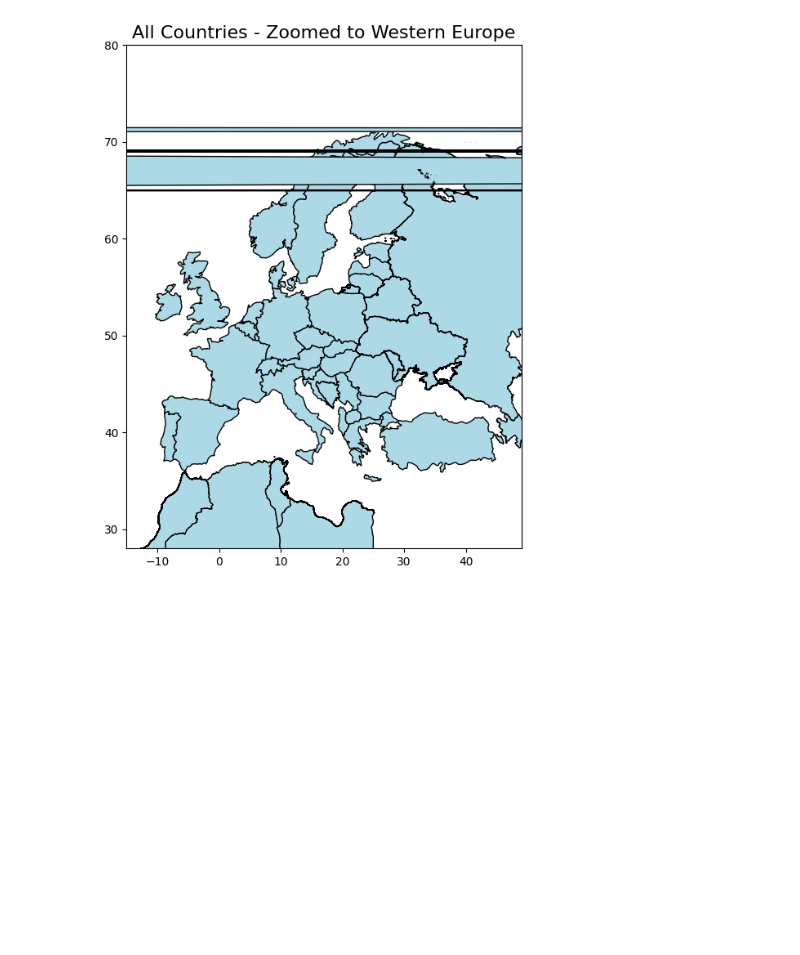
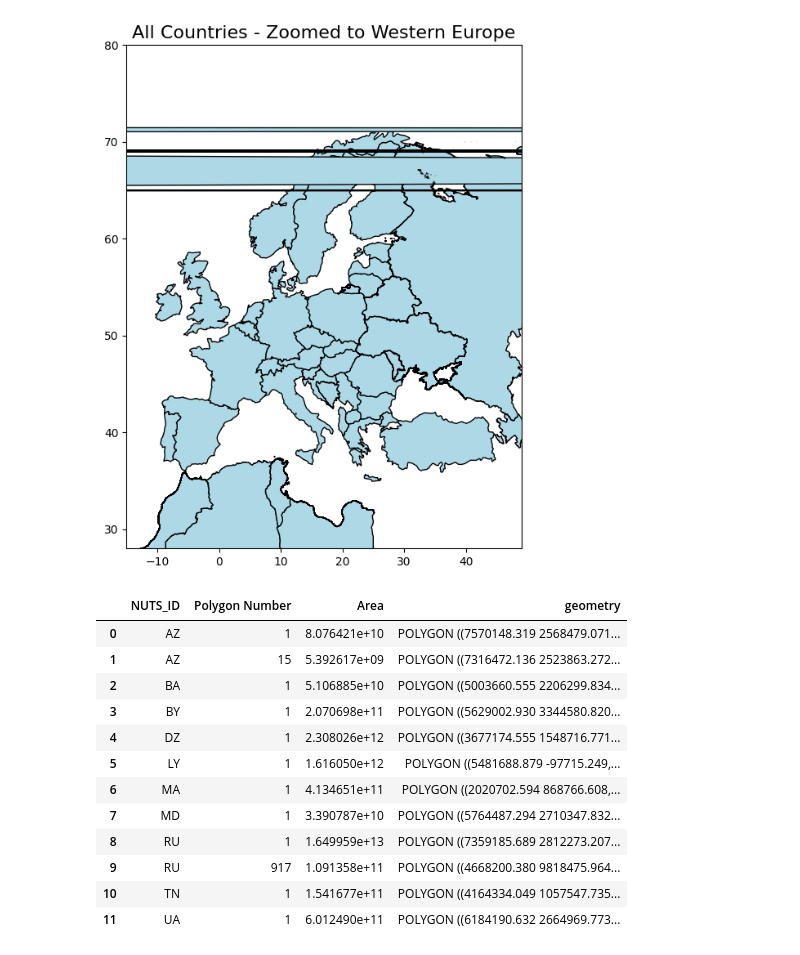
Before and after one commit to CSEI-EU/gas_infrastructure_model, a Jupyter notebook: 00_code_base/05_test_files/Get_Centroids_and_Distances.ipynb, the cells around one changed output. Saved outputs shown, nothing was run; the diff lists cells and outputs as text; code cells hidden in the pictures; blank space fills up the shorter version.

```diff
--- a/00_code_base/05_test_files/Get_Centroids_and_Distances.ipynb
+++ b/00_code_base/05_test_files/Get_Centroids_and_Distances.ipynb
@@ -571,0 +575,21 @@ plt.show()
+# %%
+# get the n-largest polygons for specific countries and the largest for the rest
+nuts_selection_merged_contries = {'RU': 2, 'AZ':2}
+largest_polygons_merged_df = get_custom_largest_polygons(areas_merged_countries_df, nuts_selection_merged_contries)
+
+# Display the result
+largest_polygons_merged_df
+# %% [output]
+|  | NUTS_ID | Polygon Number | Area | geometry |
+| 0 | AZ | 1 | 8.076421e+10 | POLYGON ((7570148.319 2568479.071... |
+| 1 | AZ | 15 | 5.392617e+09 | POLYGON ((7316472.136 2523863.272... |
+| 2 | BA | 1 | 5.106885e+10 | POLYGON ((5003660.555 2206299.834... |
+| 3 | BY | 1 | 2.070698e+11 | POLYGON ((5629002.930 3344580.820... |
+| 4 | DZ | 1 | 2.308026e+12 | POLYGON ((3677174.555 1548716.771... |
+| 5 | LY | 1 | 1.616050e+12 | POLYGON ((5481688.879 -97715.249,... |
+| 6 | MA | 1 | 4.134651e+11 | POLYGON ((2020702.594 868766.608,... |
+| 7 | MD | 1 | 3.390787e+10 | POLYGON ((5764487.294 2710347.832... |
+| 8 | RU | 1 | 1.649959e+13 | POLYGON ((7359185.689 2812273.207... |
+| 9 | RU | 917 | 1.091358e+11 | POLYGON ((4668200.380 9818475.964... |
+| 10 | TN | 1 | 1.541677e+11 | POLYGON ((4164334.049 1057547.735... |
+| 11 | UA | 1 | 6.012490e+11 | POLYGON ((6184190.632 2664969.773... |
```
Also changed, not shown: parts of 4 cells of this notebook.
